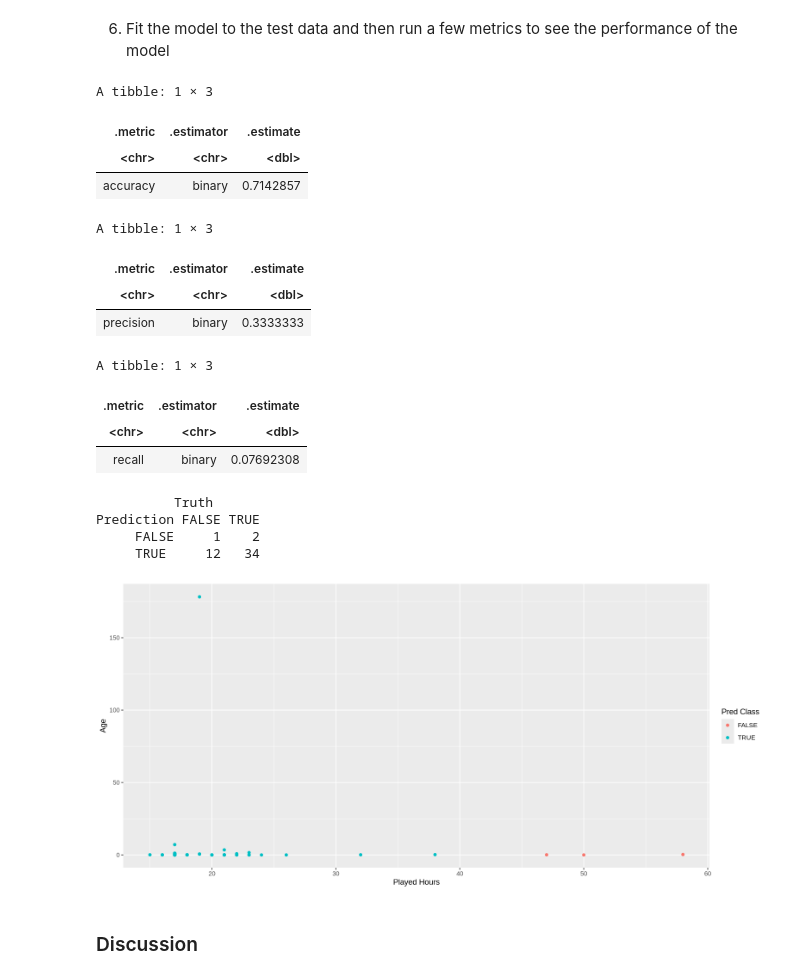
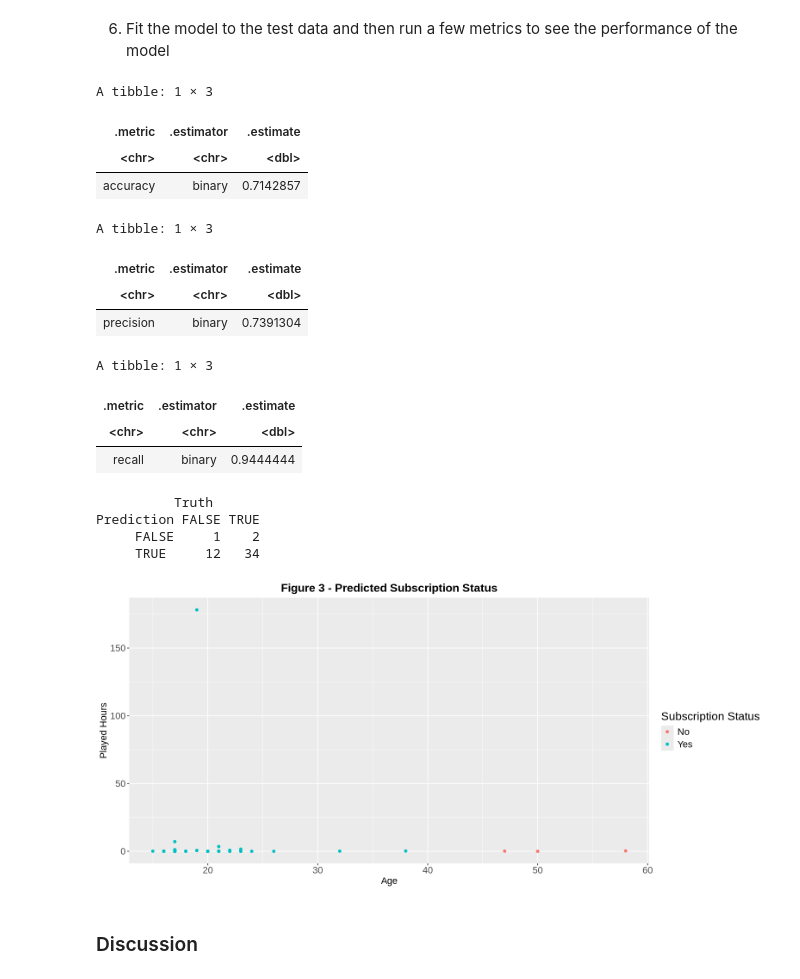
Before and after one commit to nathania-so/Group-38-DSCI-Project, a Jupyter notebook: Data Analysis Project.ipynb, the cells around one changed output. Saved outputs shown, nothing was run; the diff lists cells and outputs as text; code cells hidden in the pictures.

```diff
--- a/Data Analysis Project.ipynb
+++ b/Data Analysis Project.ipynb
@@ -186,9 +199,9 @@ subscription_accuracy <- subscription_predictions |>
                 metrics(truth = subscribe, estimate = .pred_class) |>
                 filter(.metric == "accuracy")
 subscription_precision <- subscription_predictions |>
-                precision(truth = subscribe, estimate = .pred_class)
+                precision(truth = subscribe, estimate = .pred_class, event_level = "second") # [4]
 subscription_recall <- subscription_predictions |>
-                recall(truth = subscribe, estimate = .pred_class)
+                recall(truth = subscribe, estimate = .pred_class, event_level = "second") # [4]
 subscription_conf_mat <- subscription_predictions |>
                 conf_mat(truth = subscribe, estimate = .pred_class)
 subscription_accuracy
@@ -203,11 +216,11 @@ A tibble: 1 × 3
 A tibble: 1 × 3
 | .metric | .estimator | .estimate |
 | <chr> | <chr> | <dbl> |
-| precision | binary | 0.3333333 |
+| precision | binary | 0.7391304 |
 A tibble: 1 × 3
 | .metric | .estimator | .estimate |
 | <chr> | <chr> | <dbl> |
-| recall | binary | 0.07692308 |
+| recall | binary | 0.9444444 |
           Truth
 Prediction FALSE TRUE
      FALSE     1    2
@@ -215,11 +228,14 @@ Prediction FALSE TRUE
 # %%
 analysis_plot <- subscription_predictions |>
     ggplot(aes(x = Age, y = played_hours)) +
+    scale_colour_discrete(name="Subscription Status", labels = c("No", "Yes")) + # [2]
     geom_point(aes(color = .pred_class)) +
-    labs(x = 'Age', y = 'Played Hours', color= 'Pred Class')
+    labs(x = 'Age', y = 'Played Hours', color= 'Pred Class', title = "Figure 3 - Predicted Subscription Status") +
+    theme(plot.title = element_text(size=16, face="bold", hjust = 0.5), axis.title = element_text(size = 13),
+    legend.title = element_text(size = 16), axis.text = element_text(size=13), legend.text = element_text(size = 13))
 
 analysis_plot
 # %% [output]
-[figure, old version]
+[figure, new version]
 # %% [markdown]
 ### Discussion
```
Also changed, not shown: parts of 7 cells of this notebook.
